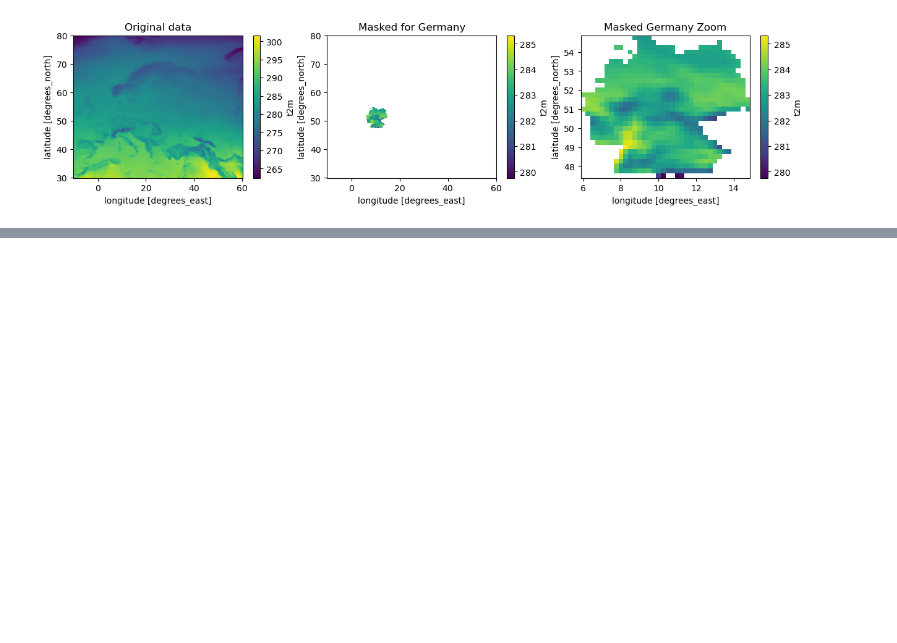
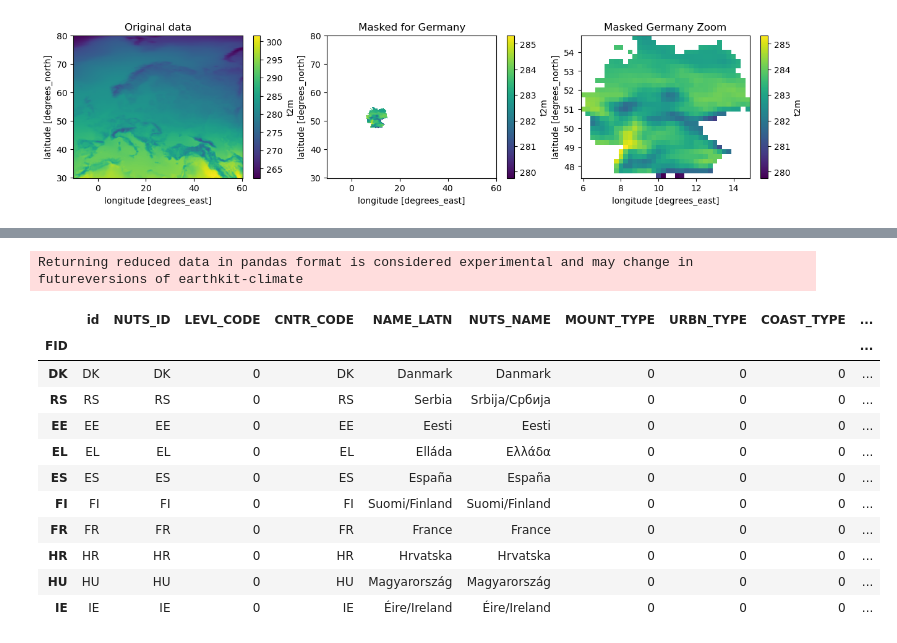
Before and after one commit to ecmwf/earthkit-climate, a Jupyter notebook: notebooks/shapes.ipynb, the cells around one changed output, grey strips where cells are left out. Saved outputs shown, nothing was run; the diff lists cells and outputs as text; code cells hidden in the pictures; blank space fills up the shorter version.

```diff
--- a/notebooks/shapes.ipynb
+++ b/notebooks/shapes.ipynb
@@ -107,0 +266,17 @@ memory usage: 3.8+ KB
+# %%
+reduced_data_pd = ek_climate.shapes.reduce(era5_data, nuts_data, return_as="pandas", mask_dim="FID", extra_reduce_dims="time")
+reduced_data_pd[:10]
+# %% [output]
+Returning reduced data in pandas format is considered experimental and may change in futureversions of earthkit-climate
+|  | id | NUTS_ID | LEVL_CODE | CNTR_CODE | NAME_LATN | NUTS_NAME | MOUNT_TYPE | URBN_TYPE | COAST_TYPE | ... |
+| FID |  |  |  |  |  |  |  |  |  | ... |
+| DK | DK | DK | 0 | DK | Danmark | Danmark | 0 | 0 | 0 | ... |
+| RS | RS | RS | 0 | RS | Serbia | Srbija/Сpбија | 0 | 0 | 0 | ... |
+| EE | EE | EE | 0 | EE | Eesti | Eesti | 0 | 0 | 0 | ... |
+| EL | EL | EL | 0 | EL | Elláda | Ελλάδα | 0 | 0 | 0 | ... |
+| ES | ES | ES | 0 | ES | España | España | 0 | 0 | 0 | ... |
+| FI | FI | FI | 0 | FI | Suomi/Finland | Suomi/Finland | 0 | 0 | 0 | ... |
+| FR | FR | FR | 0 | FR | France | France | 0 | 0 | 0 | ... |
+| HR | HR | HR | 0 | HR | Hrvatska | Hrvatska | 0 | 0 | 0 | ... |
+| HU | HU | HU | 0 | HU | Magyarország | Magyarország | 0 | 0 | 0 | ... |
+| IE | IE | IE | 0 | IE | Éire/Ireland | Éire/Ireland | 0 | 0 | 0 | ... |
```
Also changed, not shown: parts of 34 cells of this notebook, 2 other files.
